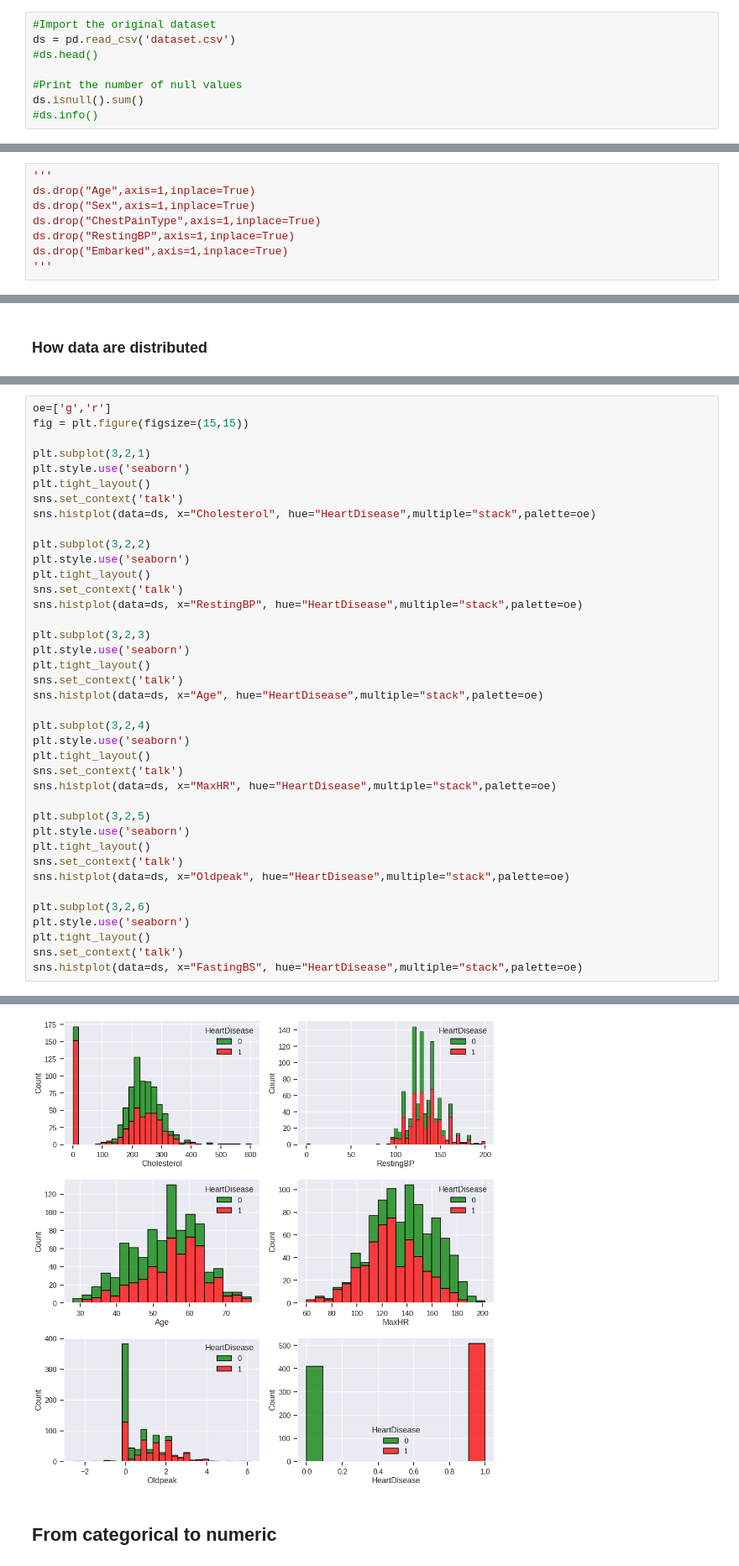
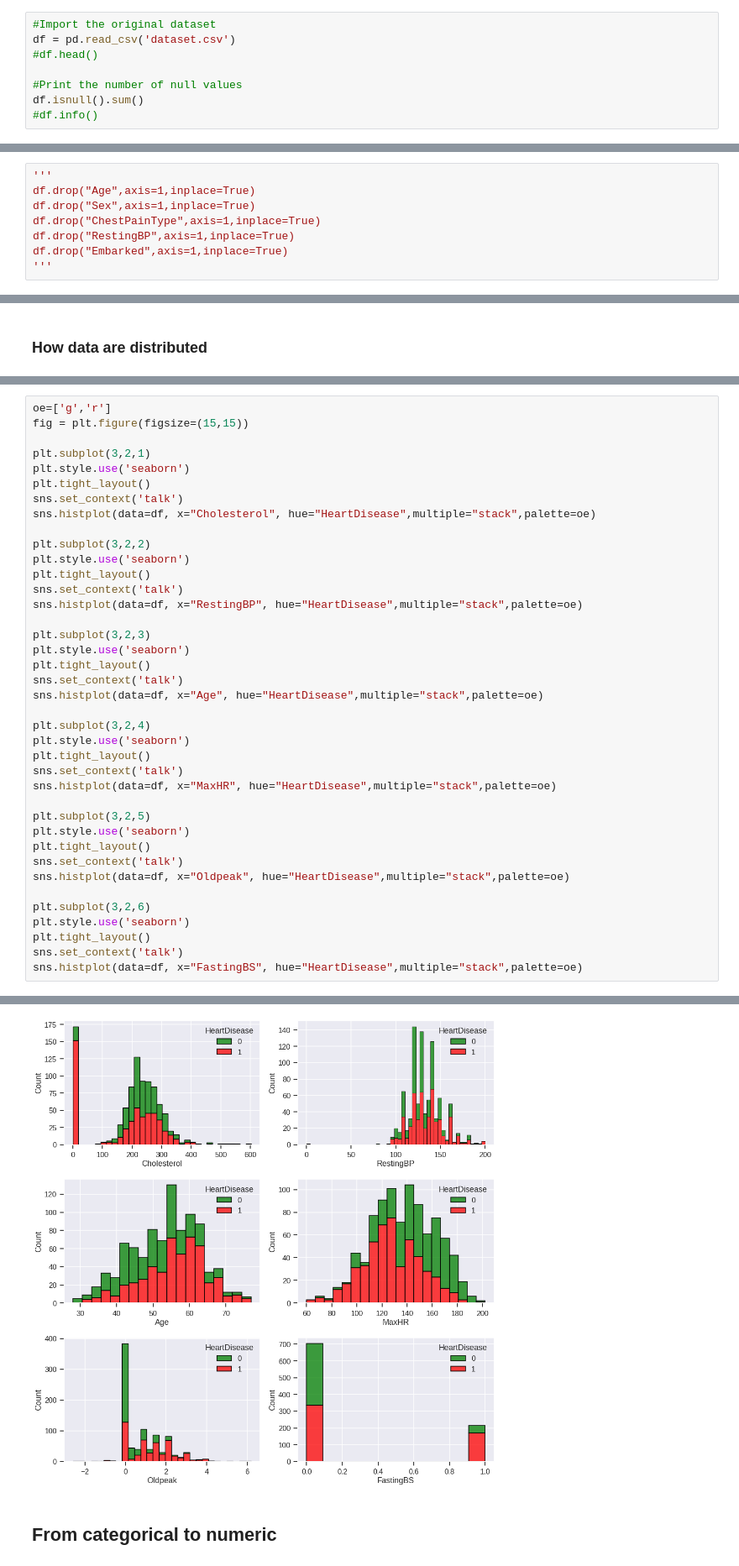
Before and after one commit to MichaelPlug/FDS_Project_HFD, a Jupyter notebook: Project_notebook.ipynb, the cells around one changed output, grey strips where cells are left out. Shown at 84% size. Cells and saved outputs as stored; diff of their text form.

```diff
--- a/Project_notebook.ipynb
+++ b/Project_notebook.ipynb
@@ -20,12 +20,12 @@ import matplotlib.pyplot as plt
 import seaborn as sns
 # %%
 #Import the original dataset
-ds = pd.read_csv('dataset.csv')
-#ds.head()
+df = pd.read_csv('dataset.csv')
+#df.head()
 
 #Print the number of null values
-ds.isnull().sum()
-#ds.info()
+df.isnull().sum()
+#df.info()
 # %% [output]
 Age               0
 Sex               0
@@ -64,10 +64,10 @@ dtypes: float64(1), int64(6), object(5)
 memory usage: 86.2+ KB
 # %%
 '''
-ds.drop("Age",axis=1,inplace=True)
-ds.drop("Sex",axis=1,inplace=True)
-ds.drop("ChestPainType",axis=1,inplace=True)
-ds.drop("RestingBP",axis=1,inplace=True)
-ds.drop("Embarked",axis=1,inplace=True)
+df.drop("Age",axis=1,inplace=True)
+df.drop("Sex",axis=1,inplace=True)
+df.drop("ChestPainType",axis=1,inplace=True)
+df.drop("RestingBP",axis=1,inplace=True)
+df.drop("Embarked",axis=1,inplace=True)
 '''
 # %% [output]
@@ -158,35 +158,35 @@ plt.subplot(3,2,1)
 plt.style.use('seaborn')
 plt.tight_layout()
 sns.set_context('talk')
-sns.histplot(data=ds, x="Cholesterol", hue="HeartDisease",multiple="stack",palette=oe)
+sns.histplot(data=df, x="Cholesterol", hue="HeartDisease",multiple="stack",palette=oe)
 
 plt.subplot(3,2,2)
 plt.style.use('seaborn')
 plt.tight_layout()
 sns.set_context('talk')
-sns.histplot(data=ds, x="RestingBP", hue="HeartDisease",multiple="stack",palette=oe)
+sns.histplot(data=df, x="RestingBP", hue="HeartDisease",multiple="stack",palette=oe)
 
 plt.subplot(3,2,3)
 plt.style.use('seaborn')
 plt.tight_layout()
 sns.set_context('talk')
-sns.histplot(data=ds, x="Age", hue="HeartDisease",multiple="stack",palette=oe)
+sns.histplot(data=df, x="Age", hue="HeartDisease",multiple="stack",palette=oe)
 
 plt.subplot(3,2,4)
 plt.style.use('seaborn')
 plt.tight_layout()
 sns.set_context('talk')
-sns.histplot(data=ds, x="MaxHR", hue="HeartDisease",multiple="stack",palette=oe)
+sns.histplot(data=df, x="MaxHR", hue="HeartDisease",multiple="stack",palette=oe)
 
 plt.subplot(3,2,5)
 plt.style.use('seaborn')
 plt.tight_layout()
 sns.set_context('talk')
-sns.histplot(data=ds, x="Oldpeak", hue="HeartDisease",multiple="stack",palette=oe)
+sns.histplot(data=df, x="Oldpeak", hue="HeartDisease",multiple="stack",palette=oe)
 
 plt.subplot(3,2,6)
 plt.style.use('seaborn')
 plt.tight_layout()
 sns.set_context('talk')
-sns.histplot(data=ds, x="FastingBS", hue="HeartDisease",multiple="stack",palette=oe)
+sns.histplot(data=df, x="FastingBS", hue="HeartDisease",multiple="stack",palette=oe)
 # %% [output]
@@ -194,4 +194,4 @@ sns.histplot(data=ds, x="FastingBS", hue="HeartDisease",multiple="stack",palette
-[figure, old version]
+[figure, new version]
 # %% [markdown]
 ## From categorical to numeric
 # %% [markdown]
```
Also changed, not shown: parts of 17 cells of this notebook.
